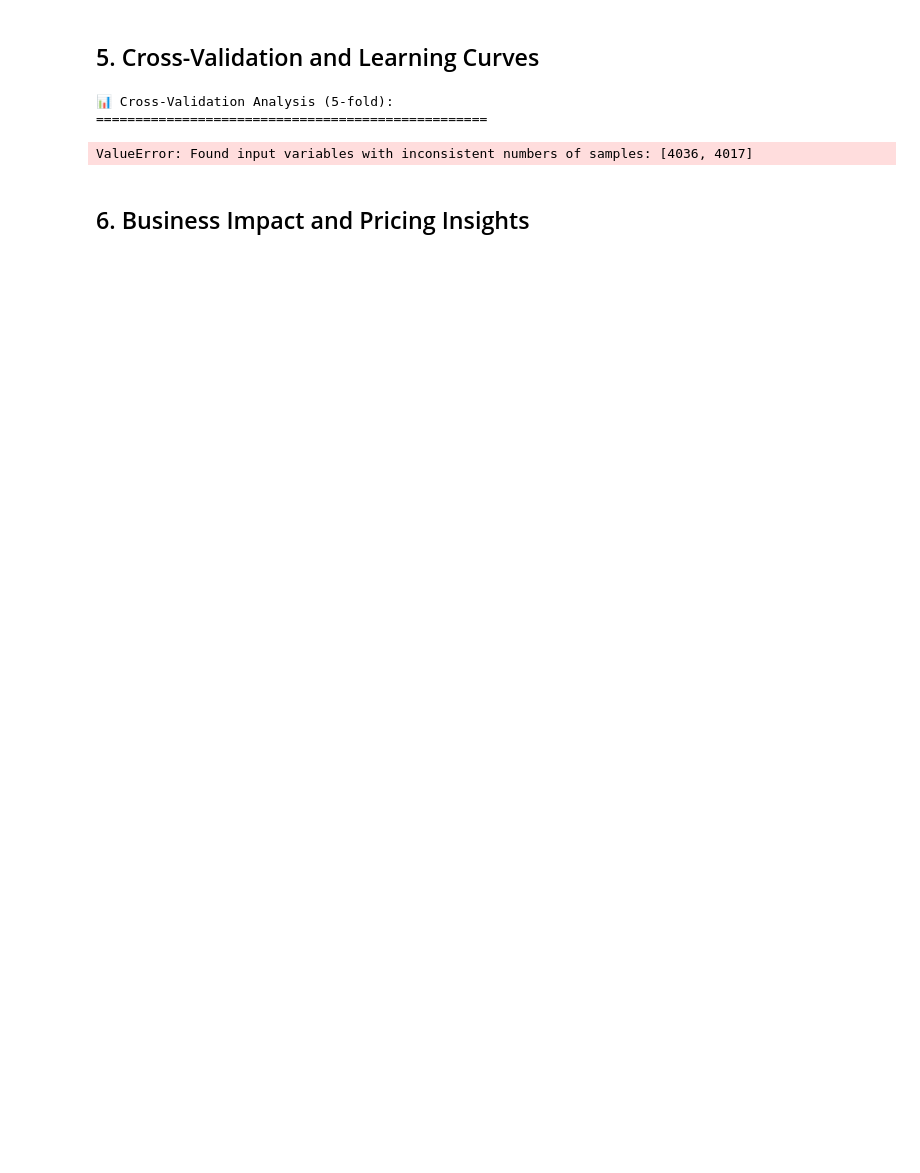
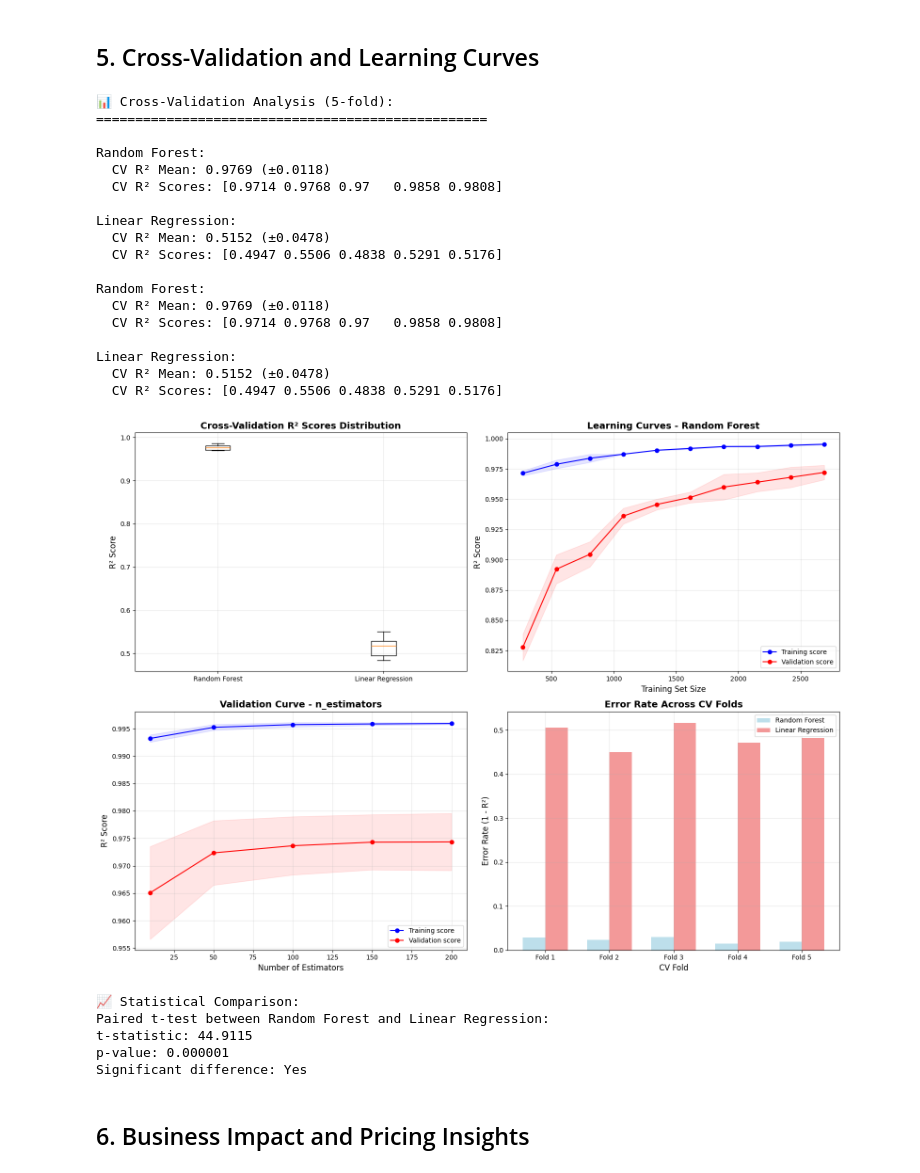
Before and after one commit to aditya-pa/airbnb-price-prediction, a Jupyter notebook: notebooks/code.ipynb, the cells around one changed output. Drawn from its saved outputs; the diff is of its cells as text; code cells hidden in the pictures; blank space fills up the shorter version.

```diff
--- a/notebooks/code.ipynb
+++ b/notebooks/code.ipynb
@@ -1354,6 +1368,10 @@ Tiny home                           5.09  0.35      8
 # 5.1 Cross-Validation Analysis
 from sklearn.model_selection import cross_val_score, learning_curve, validation_curve
 from sklearn.ensemble import RandomForestRegressor
+
+# Extract numerical features for training (only those present in the DataFrame)
+numerical_features_present = [col for col in sample_data_for_streamlit['numerical_features'] if col in train_with_target.columns]
+X_train_num = train_with_target[numerical_features_present]
 
 # Recreate scaled data for linear regression
 scaler_cv = StandardScaler()
@@ -1454,34 +1472,55 @@ else:
     model_name = list(cv_errors.keys())[0]
     axes[1,1].bar(x, cv_errors[model_name], width,
                   label=model_name, alpha=0.8, color='lightblue')
 
 axes[1,1].set_xlabel('CV Fold', fontsize=12)
 axes[1,1].set_ylabel('Error Rate (1 - R²)', fontsize=12)
 axes[1,1].set_title('Error Rate Across CV Folds', fontsize=14, fontweight='bold')
 axes[1,1].set_xticks(x)
 axes[1,1].set_xticklabels([f'Fold {i}' for i in fold_numbers])
 axes[1,1].legend()
 axes[1,1].grid(True, alpha=0.3)
 
 plt.tight_layout()
 plt.savefig('/Users/adityapandey/My Files/Thesis Sri Ganesh/Data Set/7/docs/cross_validation_analysis.png',
             dpi=300, bbox_inches='tight')
 plt.show()
 
 # Statistical significance test between models
 if len(cv_results) >= 2:
     from scipy.stats import ttest_rel
     model_names_list = list(cv_results.keys())
     t_stat, p_value = ttest_rel(cv_results[model_names_list[0]], cv_results[model_names_list[1]])
     print(f"\n📈 Statistical Comparison:")
     print(f"Paired t-test between {model_names_list[0]} and {model_names_list[1]}:")
     print(f"t-statistic: {t_stat:.4f}")
     print(f"p-value: {p_value:.6f}")
     print(f"Significant difference: {'Yes' if p_value < 0.05 else 'No'}")
 # %% [output]
 📊 Cross-Validation Analysis (5-fold):
 ==================================================
+
+Random Forest:
+  CV R² Mean: 0.9769 (±0.0118)
+  CV R² Scores: [0.9714 0.9768 0.97   0.9858 0.9808]
+
+Linear Regression:
+  CV R² Mean: 0.5152 (±0.0478)
+  CV R² Scores: [0.4947 0.5506 0.4838 0.5291 0.5176]
+
+Random Forest:
+  CV R² Mean: 0.9769 (±0.0118)
+  CV R² Scores: [0.9714 0.9768 0.97   0.9858 0.9808]
+
+Linear Regression:
+  CV R² Mean: 0.5152 (±0.0478)
+  CV R² Scores: [0.4947 0.5506 0.4838 0.5291 0.5176]
+[figure, added]
-ValueError: Found input variables with inconsistent numbers of samples: [4036, 4017]
+📈 Statistical Comparison:
+Paired t-test between Random Forest and Linear Regression:
+t-statistic: 44.9115
+p-value: 0.000001
+Significant difference: Yes
 # %% [markdown]
 ## 6. Business Impact and Pricing Insights
 # %%
```
Also changed, not shown: parts of 15 cells of this notebook.
